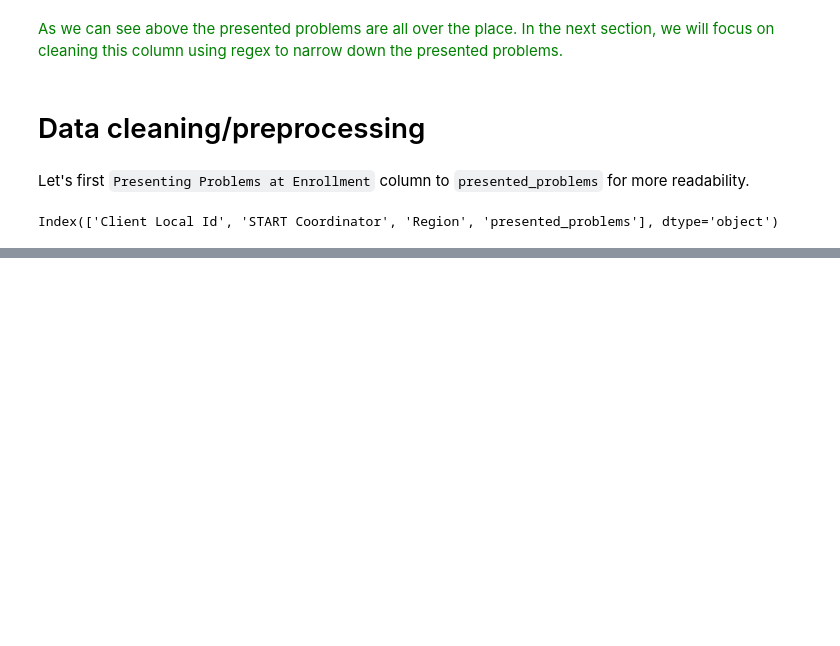
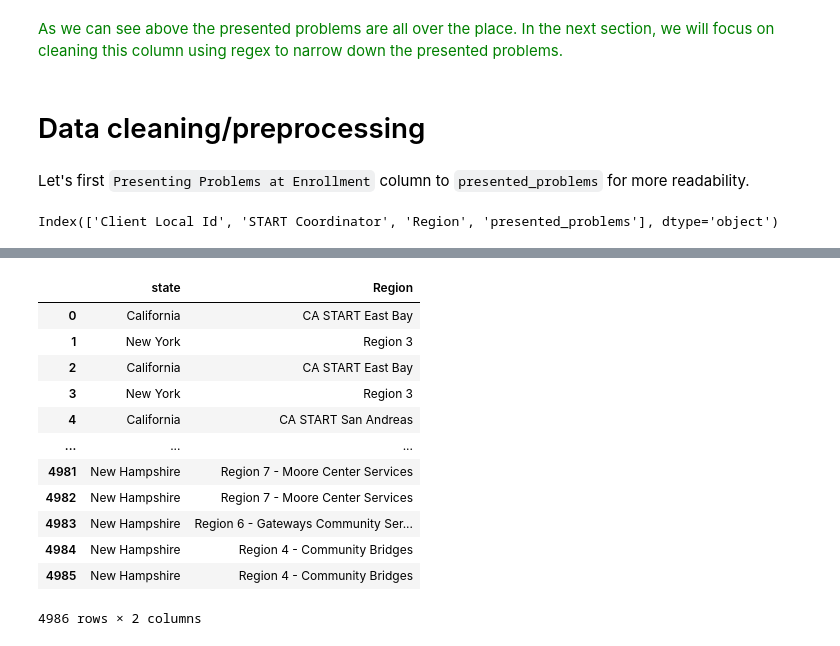
Before and after one commit to aimenabdulaziz/qss_final_project, a Jupyter notebook: code/01_notebook.ipynb, the cells around one changed output, grey strips where cells are left out. Cells and saved outputs as stored; diff of their text form; code cells hidden in the pictures; blank space fills up the shorter version.

```diff
--- a/code/01_notebook.ipynb
+++ b/code/01_notebook.ipynb
@@ -186,0 +266,19 @@ Index(['Client Local Id', 'START Coordinator', 'Region', 'presented_problems'],
+# %%
+# regex using str.replace
+demographics['state'] = demographics['Region'].str.replace('\s\:\s.*', '', regex=True)
+demographics['Region'] = demographics['Region'].str.replace('.*\s\:\s', '', regex=True)
+demographics[['state', 'Region']]
+# %% [output]
+|  | state | Region |
+| 0 | California | CA START East Bay |
+| 1 | New York | Region 3 |
+| 2 | California | CA START East Bay |
+| 3 | New York | Region 3 |
+| 4 | California | CA START San Andreas |
+| ... | ... | ... |
+| 4981 | New Hampshire | Region 7 - Moore Center Services |
+| 4982 | New Hampshire | Region 7 - Moore Center Services |
+| 4983 | New Hampshire | Region 6 - Gateways Community Ser... |
+| 4984 | New Hampshire | Region 4 - Community Bridges |
+| 4985 | New Hampshire | Region 4 - Community Bridges |
+4986 rows × 2 columns
```
Also changed, not shown: parts of 8 cells of this notebook.
